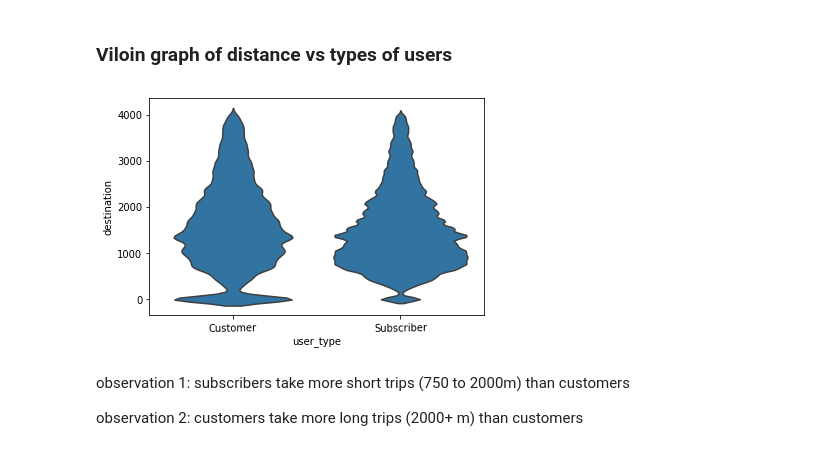
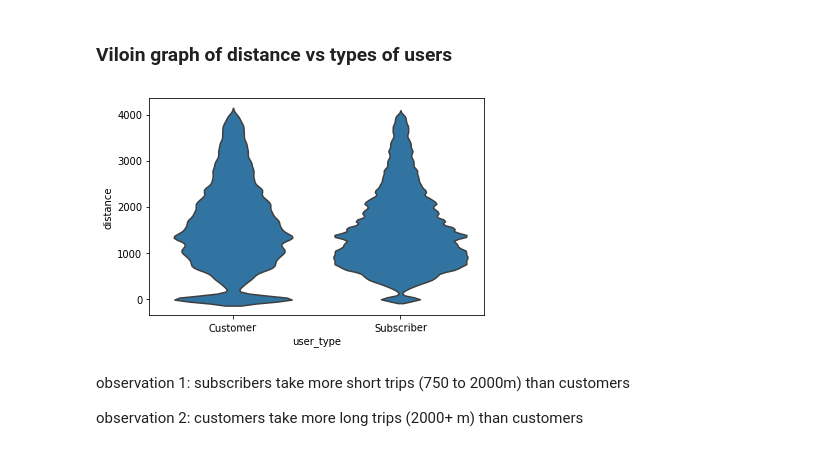
Before and after one commit to mohamed-gomaa84/Communicate_Data_Findings, a Jupyter notebook: exploration_template.ipynb, the cells around one changed output. Cells and saved outputs as stored; diff of their text form; code cells hidden in the pictures.

```diff
--- a/exploration_template.ipynb
+++ b/exploration_template.ipynb
@@ -732,10 +804,10 @@ iqr
 # %% [markdown]
 ### Viloin graph of distance vs types of users
 # %%
-sns.violinplot(data = df.query("distance <= 2133+ 1.5*1247"),x = 'user_type',y='destination',color = sns.color_palette()[0],inner=None);
+sns.violinplot(data = df.query("distance <= 2133+ 1.5*1247"),x = 'user_type',y='distance',color = sns.color_palette()[0],inner=None);
 plt.xticks(rotation=1);
 # %% [output]
-[figure, old version]
+[figure, new version]
 # %% [markdown]
 observation 1: subscribers take more short trips (750 to 2000m) than customers
 
```
Also changed, not shown: parts of 16 cells of this notebook, 4 other files.
